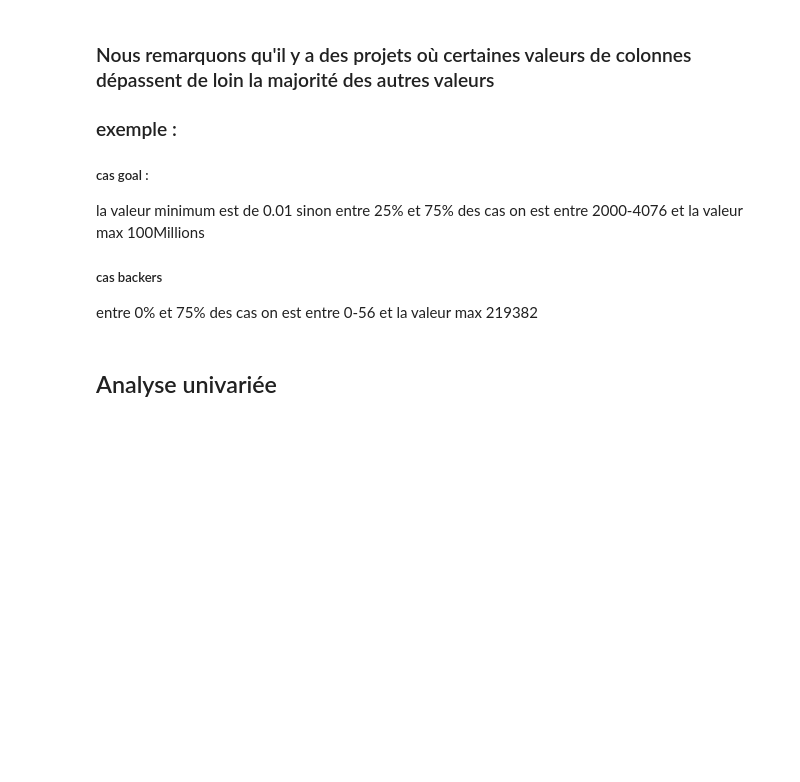
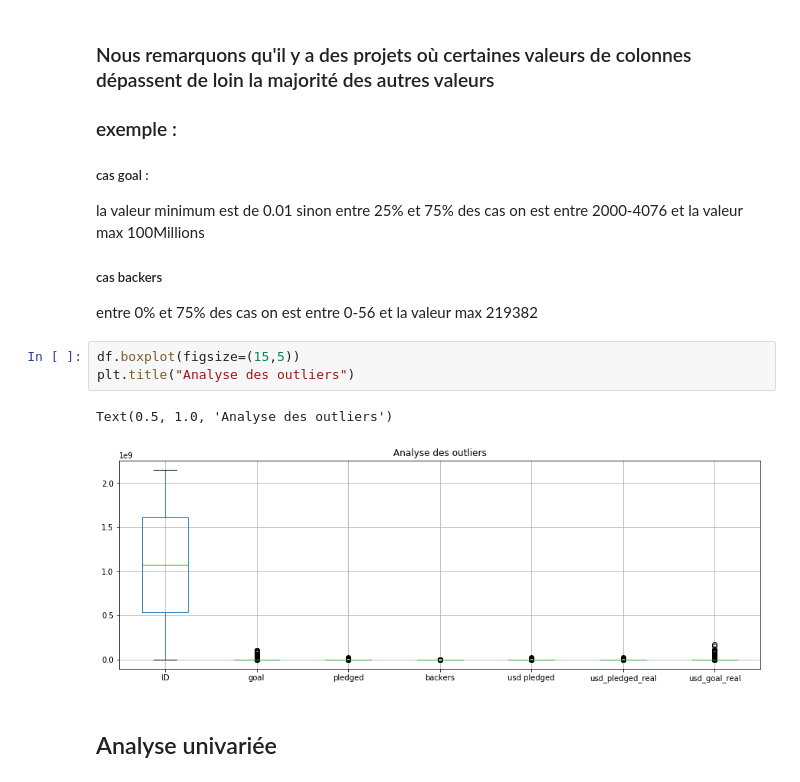
Before and after one commit to TaySai/EDA2018, a Jupyter notebook: kickstarter_projects.ipynb, the cells around one changed output. Cells and saved outputs as stored; diff of their text form; blank space fills up the shorter version.

```diff
--- a/kickstarter_projects.ipynb
+++ b/kickstarter_projects.ipynb
@@ -126,6 +141,12 @@ df.describe()
 la valeur minimum est de 0.01 sinon entre 25% et 75% des cas on est entre 2000-4076 et la valeur max 100Millions
 ##### cas backers
 entre 0% et 75% des cas on est entre 0-56 et la valeur max 219382
+# %%
+df.boxplot(figsize=(15,5))
+plt.title("Analyse des outliers")
+# %% [output]
+Text(0.5, 1.0, 'Analyse des outliers')
+[figure, added]
 # %% [markdown]
 ## Analyse univariée
 # %%
```
Also changed, not shown: parts of 48 cells of this notebook.
